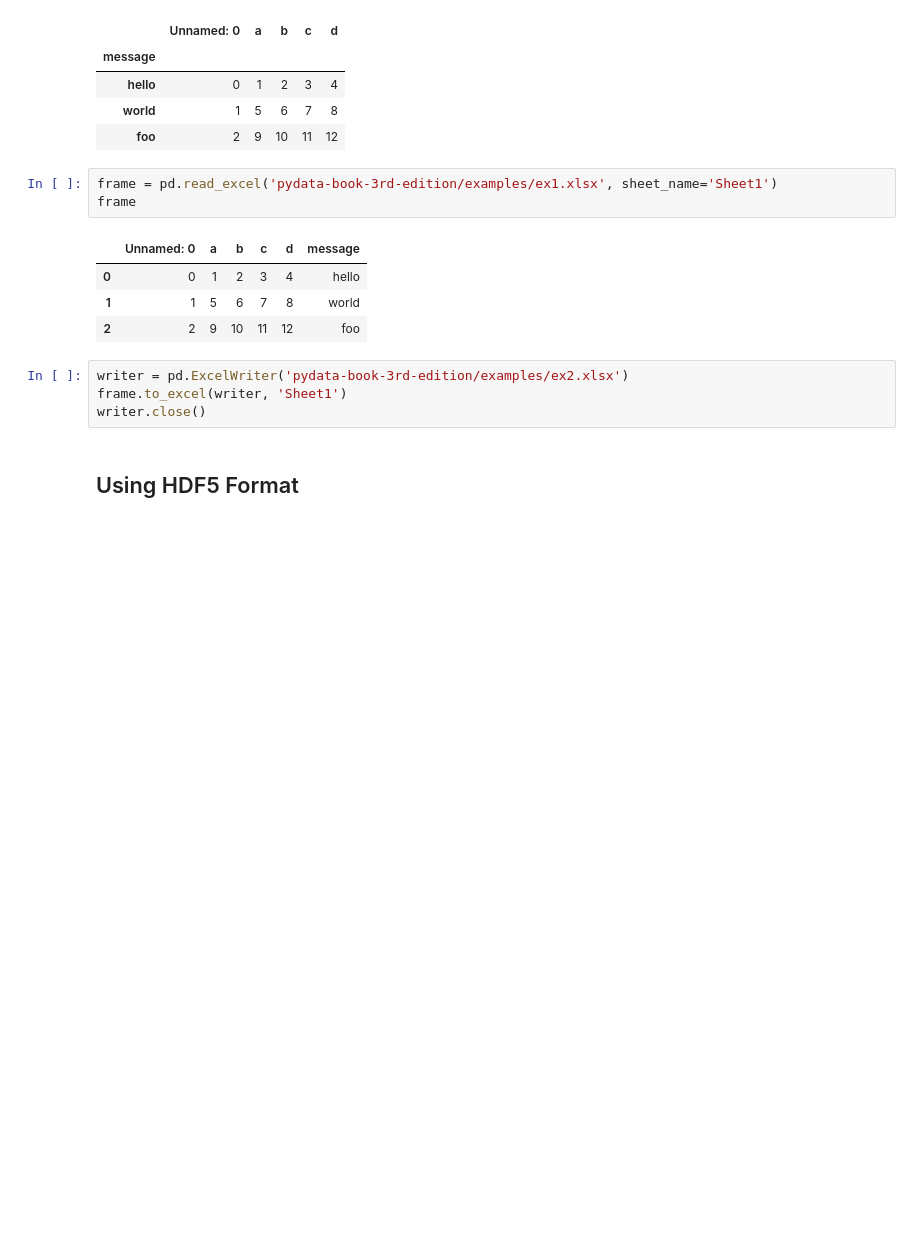
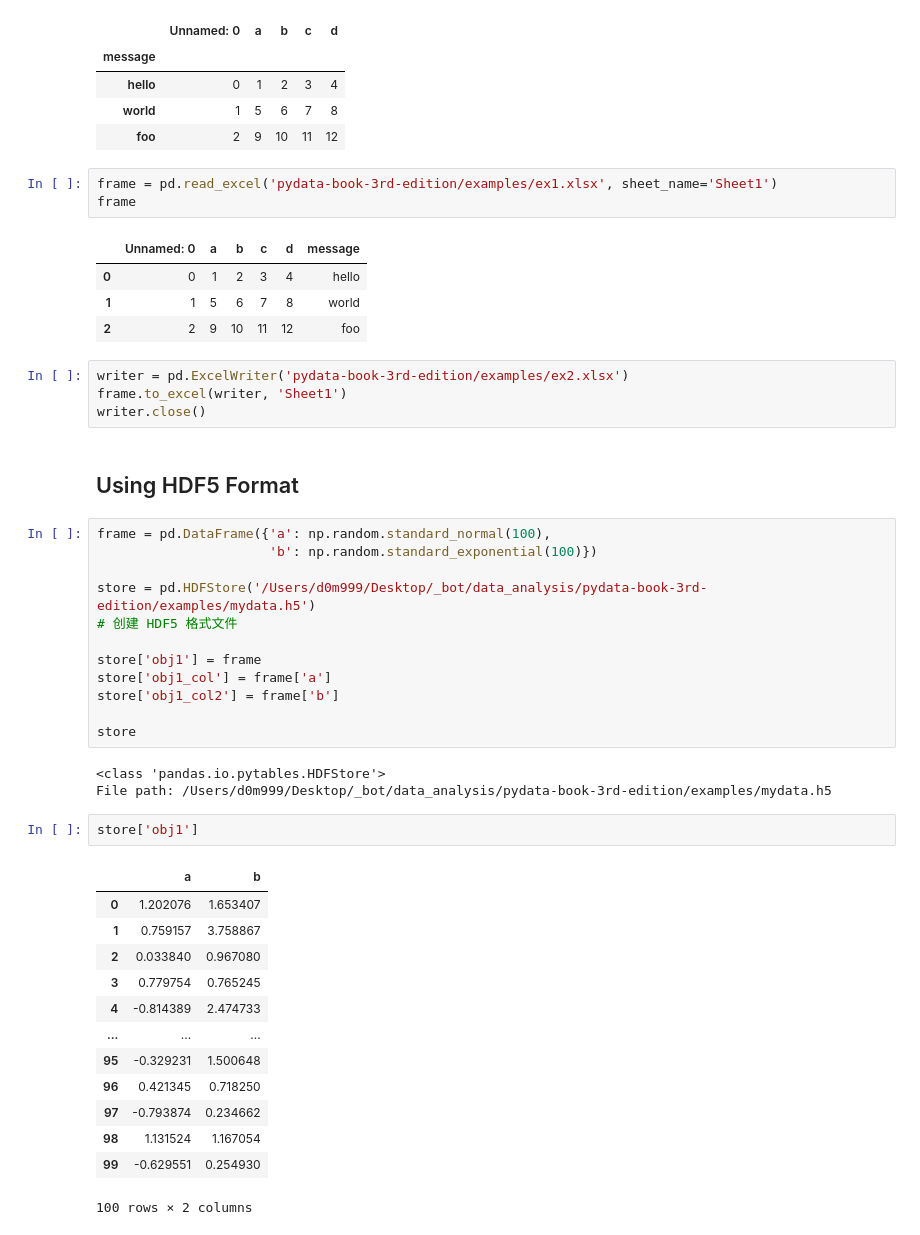
Before and after one commit to d0m999/python-basics-for-quant-trading, a Jupyter notebook: pydata-study/6-data-loading-storage-file-formats.ipynb, the cells around one changed output. Drawn from its saved outputs; the diff is of its cells as text; blank space fills up the shorter version.

```diff
--- a/pydata-study/6-data-loading-storage-file-formats.ipynb
+++ b/pydata-study/6-data-loading-storage-file-formats.ipynb
@@ -735,3 +735,34 @@ frame.to_excel(writer, 'Sheet1')
 writer.close()
 # %% [markdown]
 ## Using HDF5 Format
+# %%
+frame = pd.DataFrame({'a': np.random.standard_normal(100),
+                      'b': np.random.standard_exponential(100)})
+
+store = pd.HDFStore('/Users/d0m999/Desktop/_bot/data_analysis/pydata-book-3rd-edition/examples/mydata.h5')
+# 创建 HDF5 格式文件
+
+store['obj1'] = frame
+store['obj1_col'] = frame['a']
+store['obj1_col2'] = frame['b']
+
+store
+# %% [output]
+<class 'pandas.io.pytables.HDFStore'>
+File path: /Users/d0m999/Desktop/_bot/data_analysis/pydata-book-3rd-edition/examples/mydata.h5
+# %%
+store['obj1']
+# %% [output]
+|  | a | b |
+| 0 | 1.202076 | 1.653407 |
+| 1 | 0.759157 | 3.758867 |
+| 2 | 0.033840 | 0.967080 |
+| 3 | 0.779754 | 0.765245 |
+| 4 | -0.814389 | 2.474733 |
+| ... | ... | ... |
+| 95 | -0.329231 | 1.500648 |
+| 96 | 0.421345 | 0.718250 |
+| 97 | -0.793874 | 0.234662 |
+| 98 | 1.131524 | 1.167054 |
+| 99 | -0.629551 | 0.254930 |
+100 rows × 2 columns
```
Also changed, not shown: parts of 17 cells of this notebook, 2 other files.
